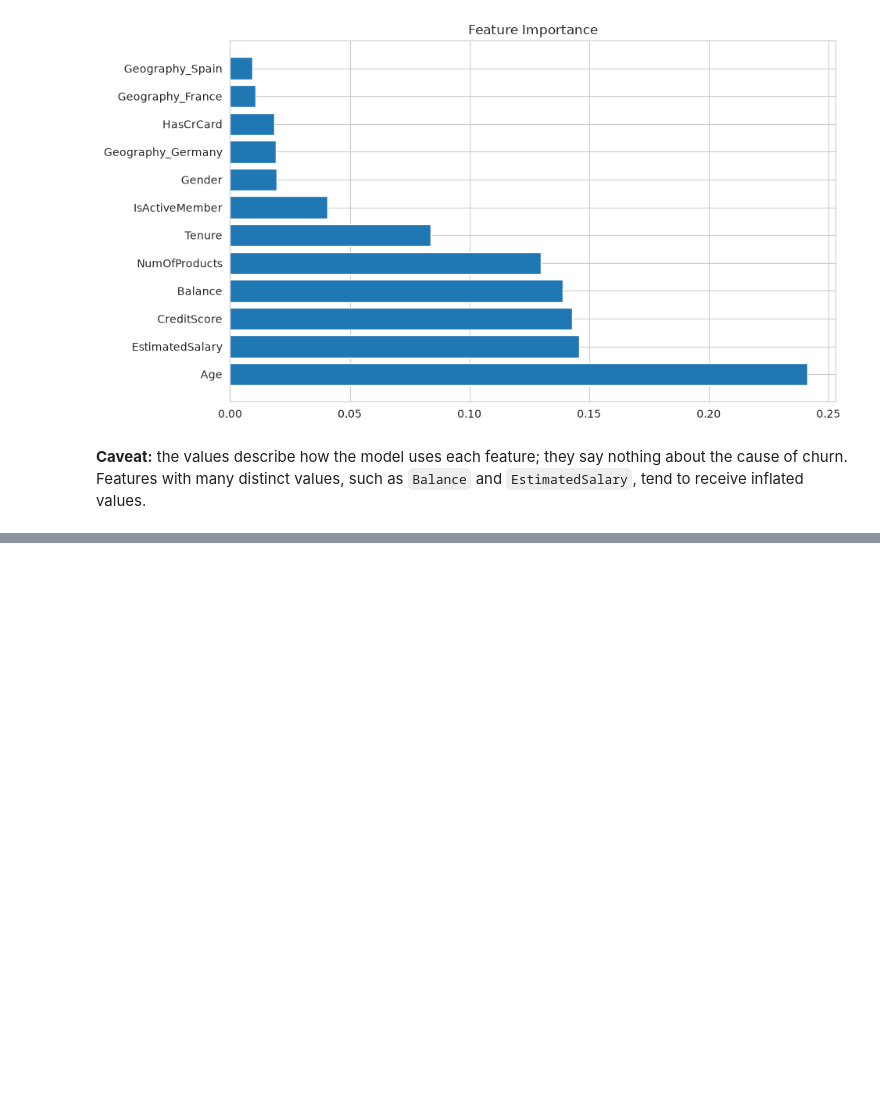
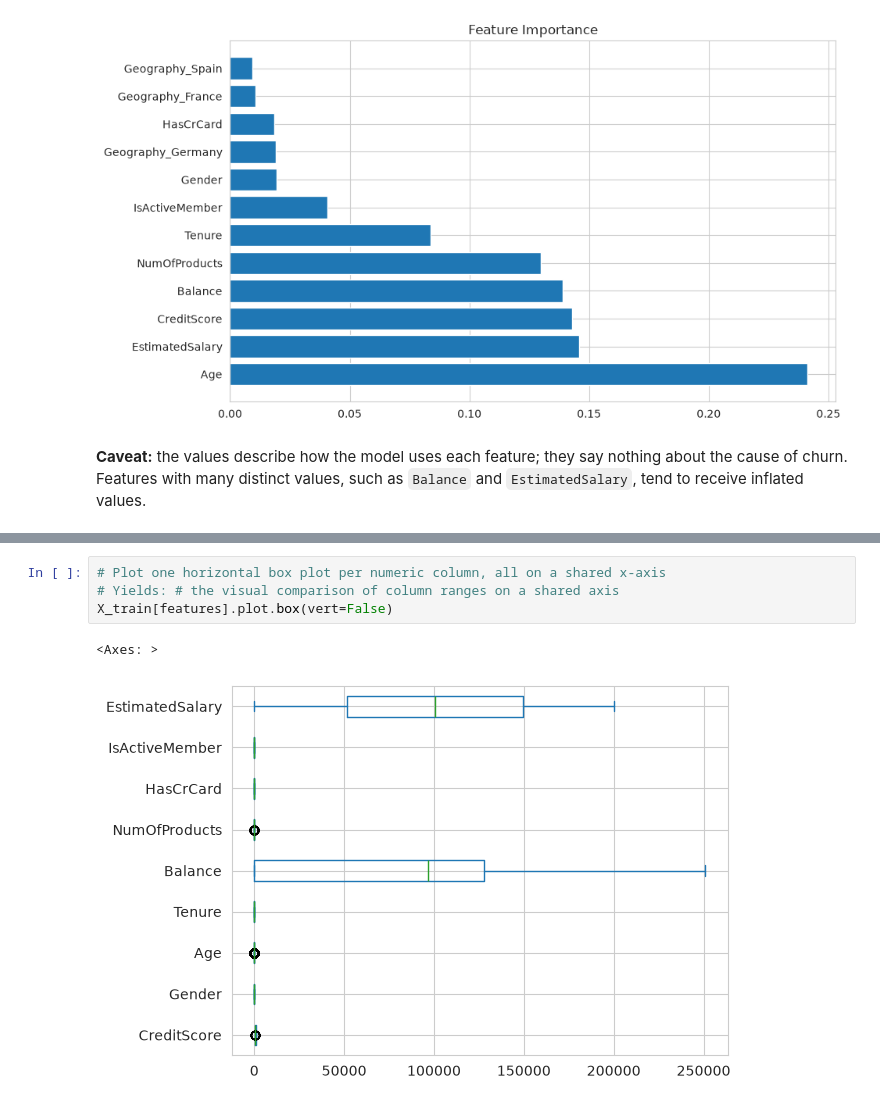
Before and after one commit to jmb-python-developer/ML-02-customer-churn-prediction, a Jupyter notebook: notebooks/notebook.ipynb, the cells around one changed output, grey strips where cells are left out. Drawn from its saved outputs; the diff is of its cells as text; blank space fills up the shorter version.

```diff
--- a/notebooks/notebook.ipynb
+++ b/notebooks/notebook.ipynb
@@ -493,0 +500,7 @@ plt.show()
+# %%
+# Plot one horizontal box plot per numeric column, all on a shared x-axis
+# Yields: # the visual comparison of column ranges on a shared axis
+X_train[features].plot.box(vert=False)
+# %% [output]
+<Axes: >
+[figure, added]
```
Also changed, not shown: parts of 3 cells of this notebook.
